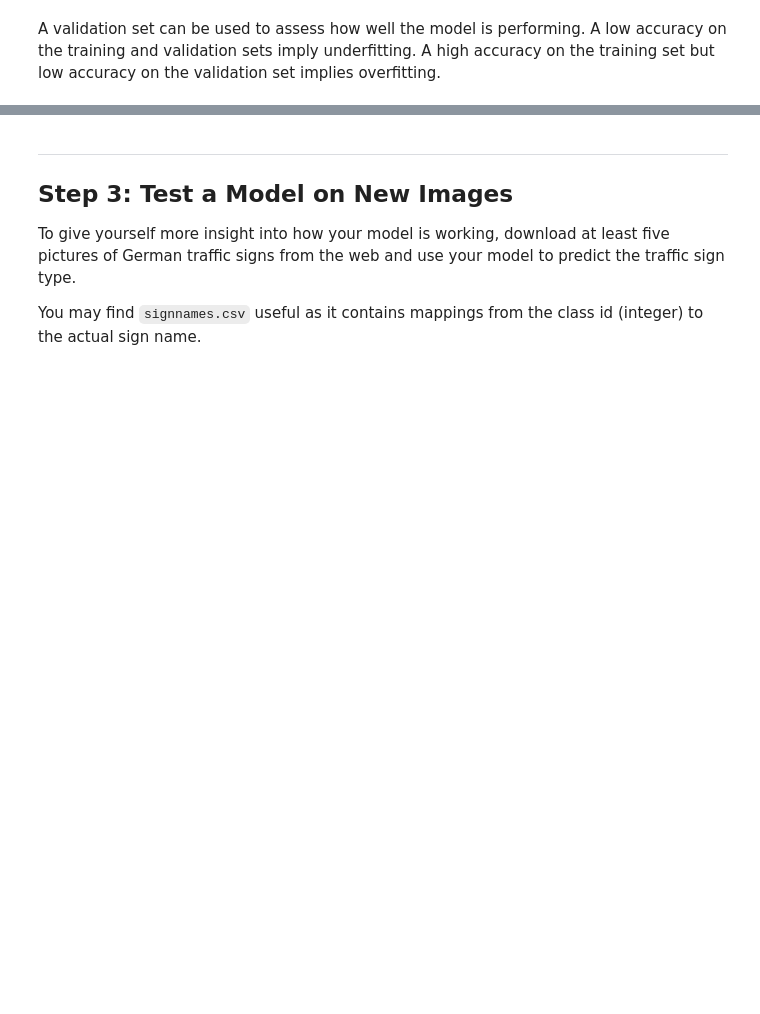
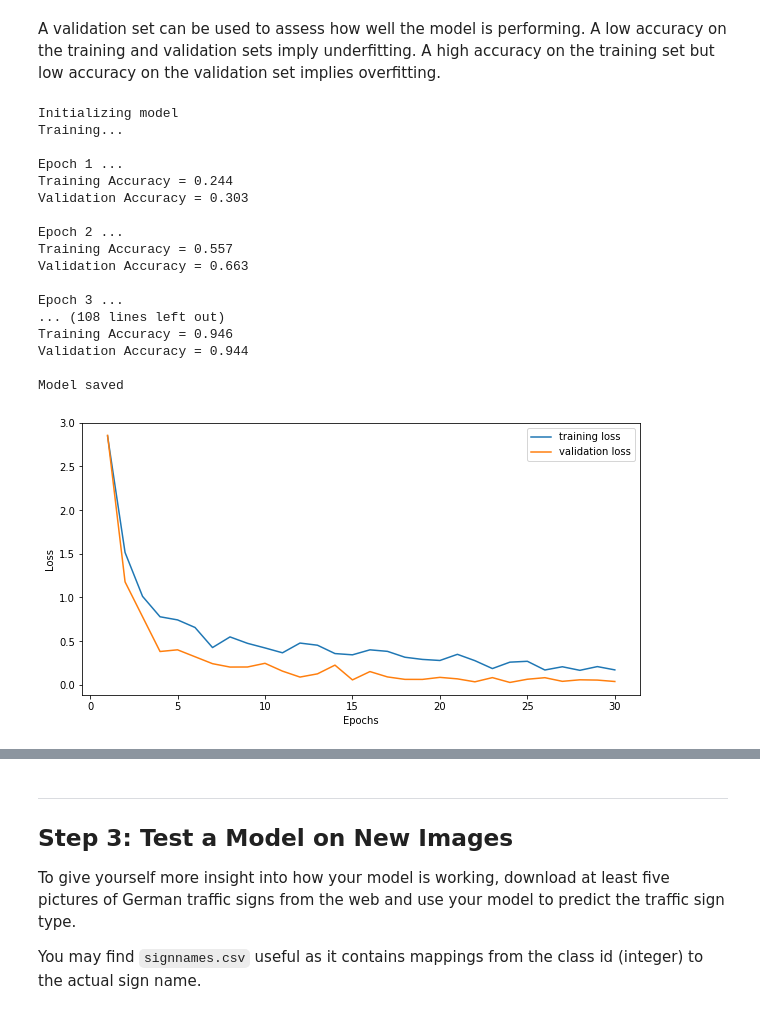
Before and after one commit to boldorider4/udacity_self_driving_engineer, a Jupyter notebook: P02-TrafficSign/Traffic_Sign_Classifier.ipynb, the cells around one changed output, grey strips where cells are left out. Cells and saved outputs as stored; diff of their text form; code cells hidden in the pictures; blank space fills up the shorter version.

```diff
--- a/P02-TrafficSign/Traffic_Sign_Classifier.ipynb
+++ b/P02-TrafficSign/Traffic_Sign_Classifier.ipynb
@@ -346,7 +352,7 @@ training_loss_history = []
 validation_loss_history = []
 
 # Epochs
-epochs = 25
+epochs = 30
 
 with tf.Session() as sess:
     if os.path.isfile('./lenet.meta'):
@@ -358,33 +364,52 @@ with tf.Session() as sess:
 
     print("Training...")
     print()
     for i in range(epochs):
         X_train_norm, y_train = shuffle(X_train_norm, y_train)
         for offset in range(0, n_train, batch_size):
             end = offset + batch_size
             batch_x, batch_y = X_train_norm[offset:end], y_train[offset:end]
             sess.run(training_operation, feed_dict={x: batch_x, y: batch_y, keep_prob_tensor: keep_prob_train})
 
         training_accuracy, training_loss = evaluate(X_train_norm, y_train, n_train, keep_prob_train)
         validation_accuracy, validation_loss = evaluate(X_valid_norm, y_valid, n_valid, keep_prob_valid)
         training_loss_history.append(training_loss)
         validation_loss_history.append(validation_loss)
         print("Epoch {} ...".format(i+1))
         print("Training Accuracy = {:.3f}".format(training_accuracy))
         print("Validation Accuracy = {:.3f}".format(validation_accuracy))
         print()
 
     saver.save(sess, './lenet')
     print("Model saved")
 
 loss_plot = plt.figure(figsize=(10,5))
 trloss_plot = plt.plot(list(range(1,epochs+1)), training_loss_history, label='training loss')
 valoss_plot = plt.plot(list(range(1,epochs+1)), validation_loss_history, label='validation loss')
 plt.legend()
 plt.xlabel('Epochs')
 plt.ylabel('Loss')
 
 loss_plot.savefig('loss_plot.png')
+# %% [output]
+Initializing model
+Training...
+
+Epoch 1 ...
+Training Accuracy = 0.244
+Validation Accuracy = 0.303
+
+Epoch 2 ...
+Training Accuracy = 0.557
+Validation Accuracy = 0.663
+
+Epoch 3 ...
+... (108 lines left out)
+Training Accuracy = 0.946
+Validation Accuracy = 0.944
+
+Model saved
+[figure, added]
 # %%
 # Tensorflow test
 import os.path
```
Also changed, not shown: parts of 9 cells of this notebook.
